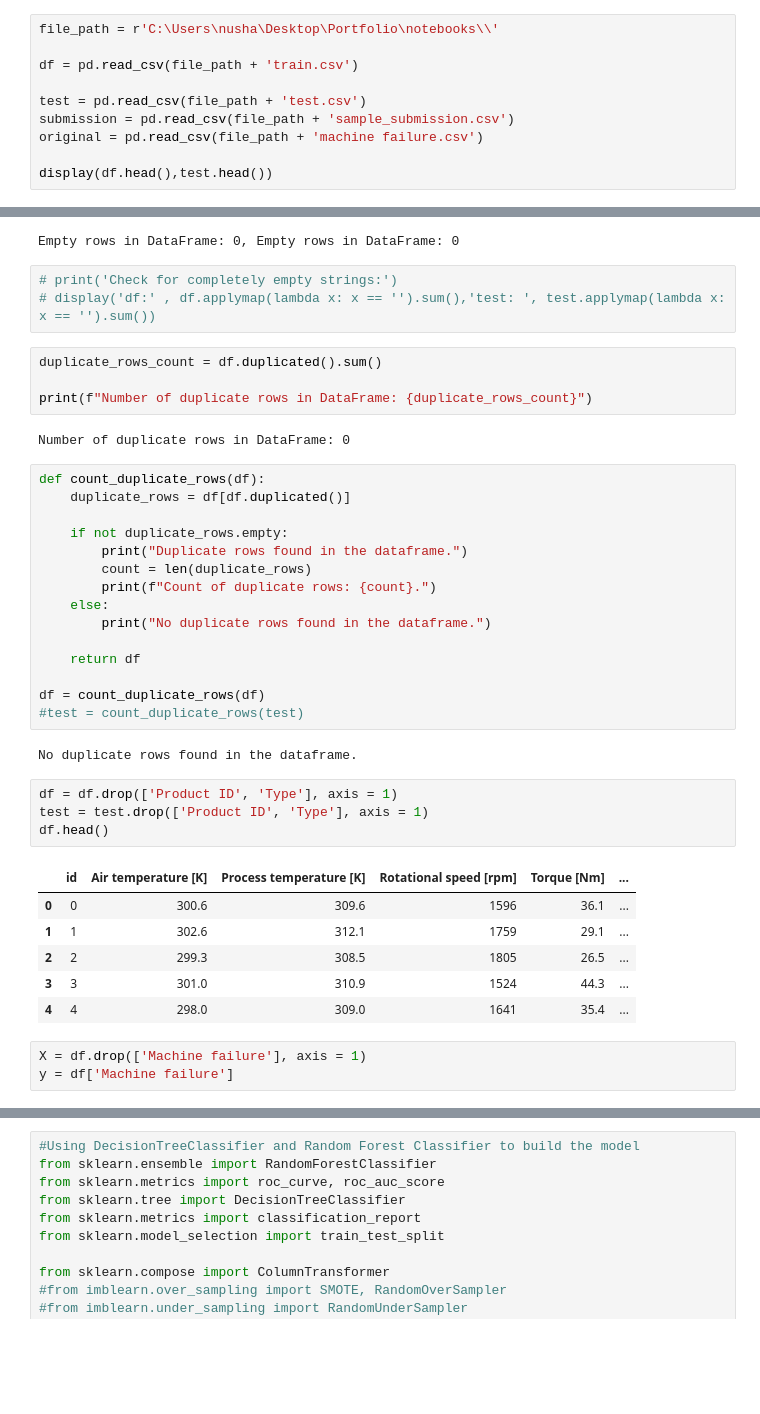
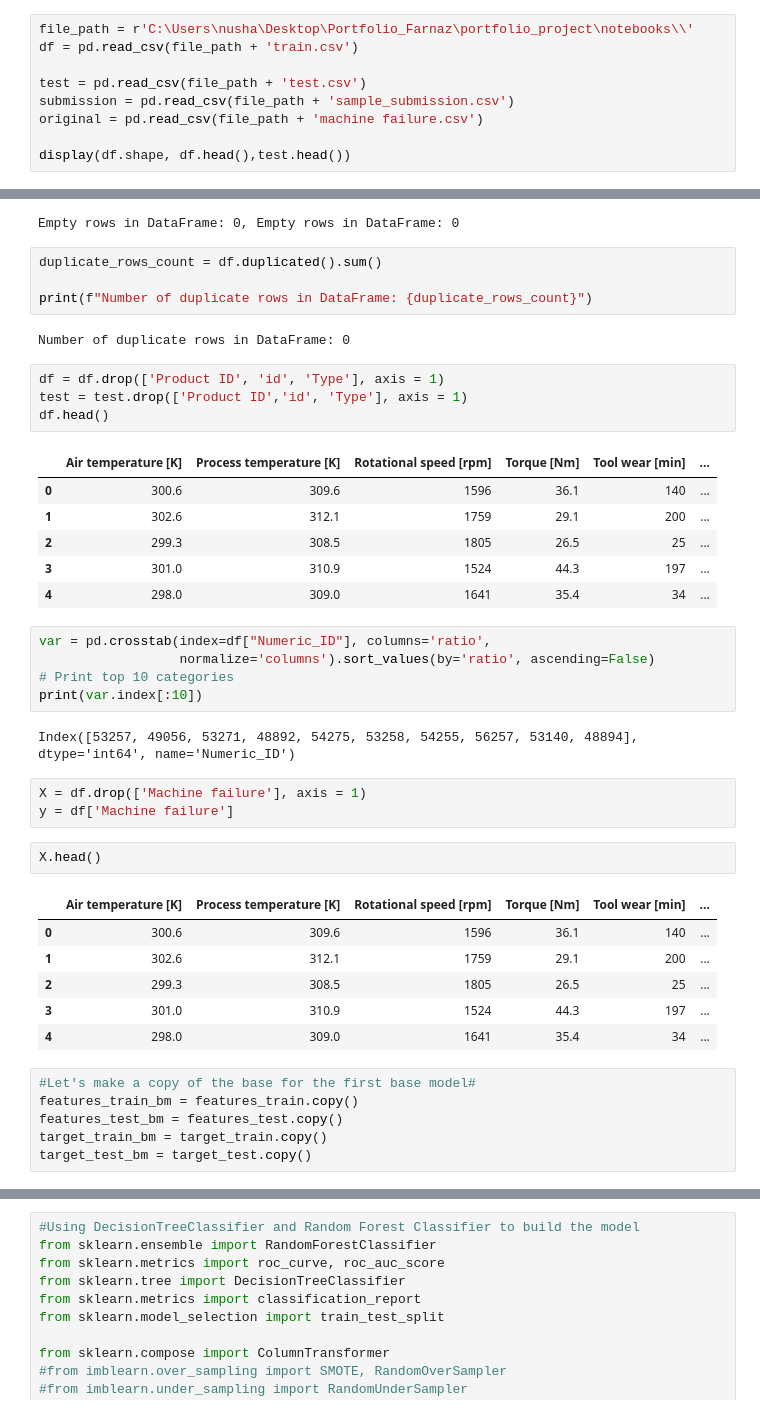
Before and after one commit to farnazashrafi/portfolio_project, a Jupyter notebook: notebooks/Tatiana_Project.ipynb, the cells around one changed output, grey strips where cells are left out. Cells and saved outputs as stored; diff of their text form; blank space fills up the shorter version.

```diff
--- a/notebooks/Tatiana_Project.ipynb
+++ b/notebooks/Tatiana_Project.ipynb
@@ -18,13 +16,12 @@ import warnings
 warnings.filterwarnings("ignore", category=UserWarning)
 warnings.filterwarnings("ignore", category=FutureWarning)
 # %%
-file_path = r'C:\Users\nusha\Desktop\Portfolio\notebooks\\'
-
+file_path = r'C:\Users\nusha\Desktop\Portfolio_Farnaz\portfolio_project\notebooks\\'
 df = pd.read_csv(file_path + 'train.csv')
 
 test = pd.read_csv(file_path + 'test.csv')
 submission = pd.read_csv(file_path + 'sample_submission.csv')
 original = pd.read_csv(file_path + 'machine failure.csv')
 
-display(df.head(),test.head())
+display(df.shape, df.head(),test.head())
 # %% [output]
@@ -188,43 +381,45 @@ empty_rows_count_test = test.isna().all(axis=1).sum()
 print(f"Empty rows in DataFrame: {empty_rows_count_df}, Empty rows in DataFrame: {empty_rows_count_test} ")
 # %% [output]
 Empty rows in DataFrame: 0, Empty rows in DataFrame: 0
-# %%
-# print('Check for completely empty strings:')
-# display('df:' , df.applymap(lambda x: x == '').sum(),'test: ', test.applymap(lambda x: x == '').sum())
 # %%
 duplicate_rows_count = df.duplicated().sum()
 
 print(f"Number of duplicate rows in DataFrame: {duplicate_rows_count}")
 # %% [output]
 Number of duplicate rows in DataFrame: 0
-# %%
-def count_duplicate_rows(df):
-    duplicate_rows = df[df.duplicated()]
-
-    if not duplicate_rows.empty:
-        print("Duplicate rows found in the dataframe.")
-        count = len(duplicate_rows)
-        print(f"Count of duplicate rows: {count}.")
-    else:
-        print("No duplicate rows found in the dataframe.")
-
-    return df
-
-df = count_duplicate_rows(df)
-#test = count_duplicate_rows(test)
-# %% [output]
-No duplicate rows found in the dataframe.
 # %%
-df = df.drop(['Product ID', 'Type'], axis = 1)
-test = test.drop(['Product ID', 'Type'], axis = 1)
+df = df.drop(['Product ID', 'id', 'Type'], axis = 1)
+test = test.drop(['Product ID','id', 'Type'], axis = 1)
 df.head()
 # %% [output]
-|  | id | Air temperature [K] | Process temperature [K] | Rotational speed [rpm] | Torque [Nm] | ... |
-| 0 | 0 | 300.6 | 309.6 | 1596 | 36.1 | ... |
-| 1 | 1 | 302.6 | 312.1 | 1759 | 29.1 | ... |
-| 2 | 2 | 299.3 | 308.5 | 1805 | 26.5 | ... |
-| 3 | 3 | 301.0 | 310.9 | 1524 | 44.3 | ... |
-| 4 | 4 | 298.0 | 309.0 | 1641 | 35.4 | ... |
+|  | Air temperature [K] | Process temperature [K] | Rotational speed [rpm] | Torque [Nm] | Tool wear [min] | ... |
+| 0 | 300.6 | 309.6 | 1596 | 36.1 | 140 | ... |
+| 1 | 302.6 | 312.1 | 1759 | 29.1 | 200 | ... |
+| 2 | 299.3 | 308.5 | 1805 | 26.5 | 25 | ... |
+| 3 | 301.0 | 310.9 | 1524 | 44.3 | 197 | ... |
+| 4 | 298.0 | 309.0 | 1641 | 35.4 | 34 | ... |
+# %%
+var = pd.crosstab(index=df["Numeric_ID"], columns='ratio',
+                  normalize='columns').sort_values(by='ratio', ascending=False)
+# Print top 10 categories
+print(var.index[:10])
+# %% [output]
+Index([53257, 49056, 53271, 48892, 54275, 53258, 54255, 56257, 53140, 48894], dtype='int64', name='Numeric_ID')
 # %%
 X = df.drop(['Machine failure'], axis = 1)
 y = df['Machine failure']
+# %%
+X.head()
+# %% [output]
+|  | Air temperature [K] | Process temperature [K] | Rotational speed [rpm] | Torque [Nm] | Tool wear [min] | ... |
+| 0 | 300.6 | 309.6 | 1596 | 36.1 | 140 | ... |
+| 1 | 302.6 | 312.1 | 1759 | 29.1 | 200 | ... |
+| 2 | 299.3 | 308.5 | 1805 | 26.5 | 25 | ... |
+| 3 | 301.0 | 310.9 | 1524 | 44.3 | 197 | ... |
+| 4 | 298.0 | 309.0 | 1641 | 35.4 | 34 | ... |
+# %%
+#Let's make a copy of the base for the first base model#
+features_train_bm = features_train.copy()
+features_test_bm = features_test.copy()
+target_train_bm = target_train.copy()
+target_test_bm = target_test.copy()
```
Also changed, not shown: parts of 52 cells of this notebook.
